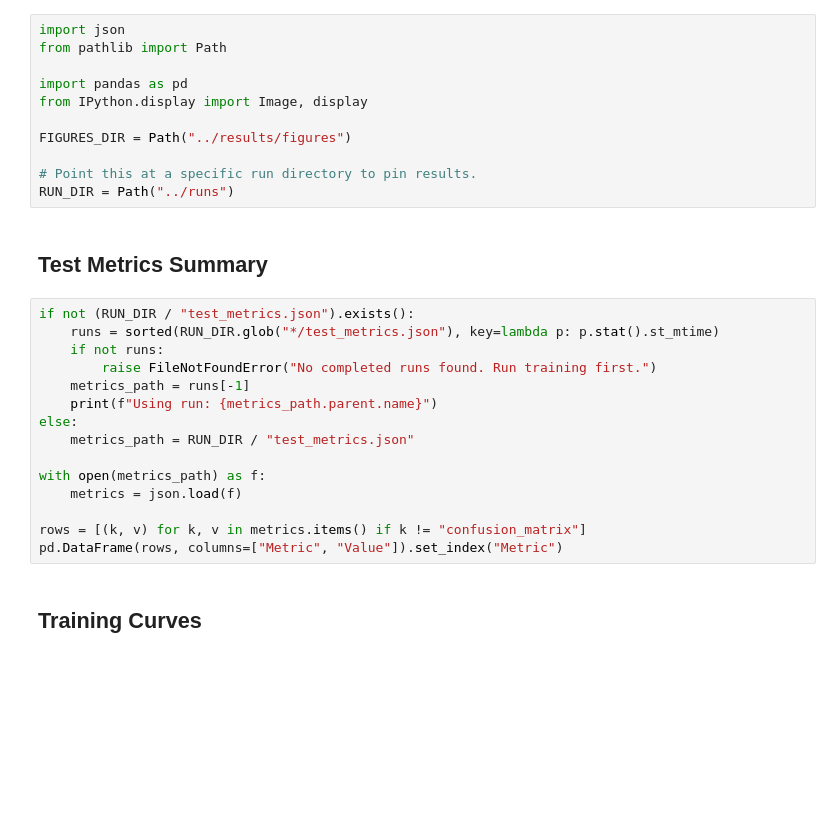
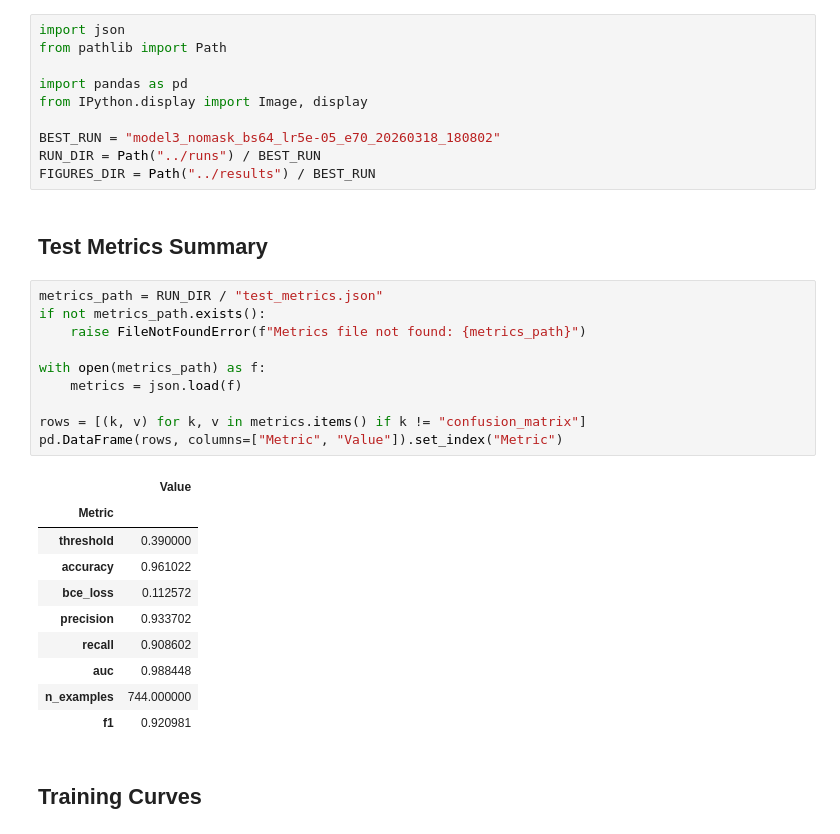
Before and after one commit to SensorFusion2026/ELP-Gunshot-Detector, a Jupyter notebook: notebooks/cnn_results.ipynb, the cells around one changed output. Saved outputs shown, nothing was run; the diff lists cells and outputs as text; blank space fills up the shorter version.

Commit message:
Update evaluation script to fix bugs and saving path; upload results plus notebook for best model3 thus far.

```diff
--- a/notebooks/cnn_results.ipynb
+++ b/notebooks/cnn_results.ipynb
@@ -15,27 +18,32 @@ from pathlib import Path
 import pandas as pd
 from IPython.display import Image, display
 
-FIGURES_DIR = Path("../results/figures")
-
-# Point this at a specific run directory to pin results.
-RUN_DIR = Path("../runs")
+BEST_RUN = "model3_nomask_bs64_lr5e-05_e70_20260318_180802"
+RUN_DIR = Path("../runs") / BEST_RUN
+FIGURES_DIR = Path("../results") / BEST_RUN
 # %% [markdown]
 ## Test Metrics Summary
 # %%
-if not (RUN_DIR / "test_metrics.json").exists():
-    runs = sorted(RUN_DIR.glob("*/test_metrics.json"), key=lambda p: p.stat().st_mtime)
-    if not runs:
-        raise FileNotFoundError("No completed runs found. Run training first.")
-    metrics_path = runs[-1]
-    print(f"Using run: {metrics_path.parent.name}")
-else:
-    metrics_path = RUN_DIR / "test_metrics.json"
+metrics_path = RUN_DIR / "test_metrics.json"
+if not metrics_path.exists():
+    raise FileNotFoundError(f"Metrics file not found: {metrics_path}")
 
 with open(metrics_path) as f:
     metrics = json.load(f)
 
 rows = [(k, v) for k, v in metrics.items() if k != "confusion_matrix"]
 pd.DataFrame(rows, columns=["Metric", "Value"]).set_index("Metric")
+# %% [output]
+|  | Value |
+| Metric |  |
+| threshold | 0.390000 |
+| accuracy | 0.961022 |
+| bce_loss | 0.112572 |
+| precision | 0.933702 |
+| recall | 0.908602 |
+| auc | 0.988448 |
+| n_examples | 744.000000 |
+| f1 | 0.920981 |
 # %% [markdown]
 ## Training Curves
 # %%
```
Also changed, not shown: parts of 5 cells of this notebook, 9 other files.
